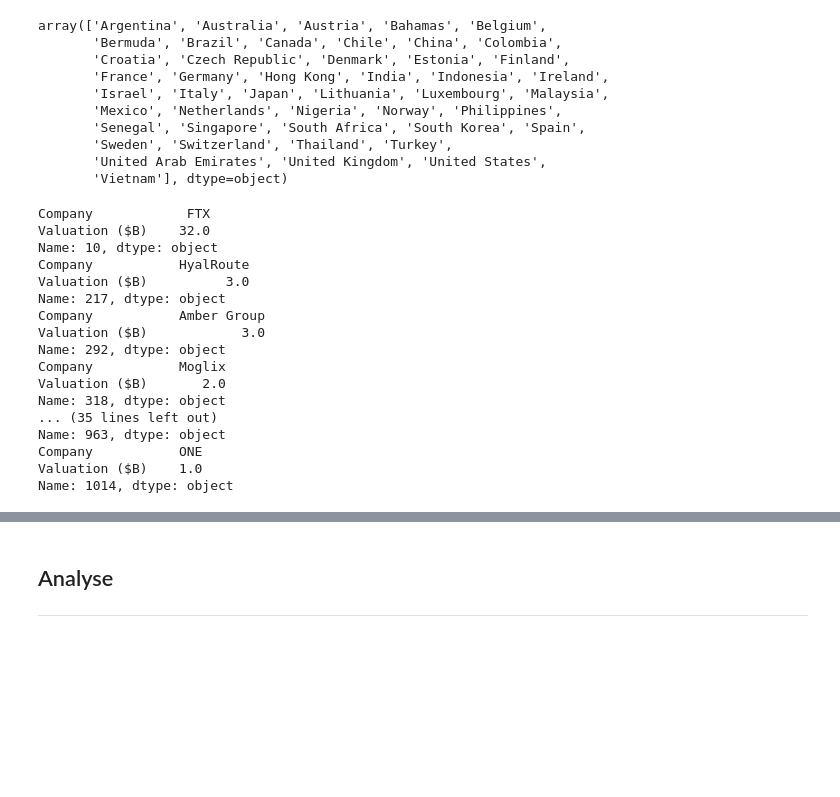
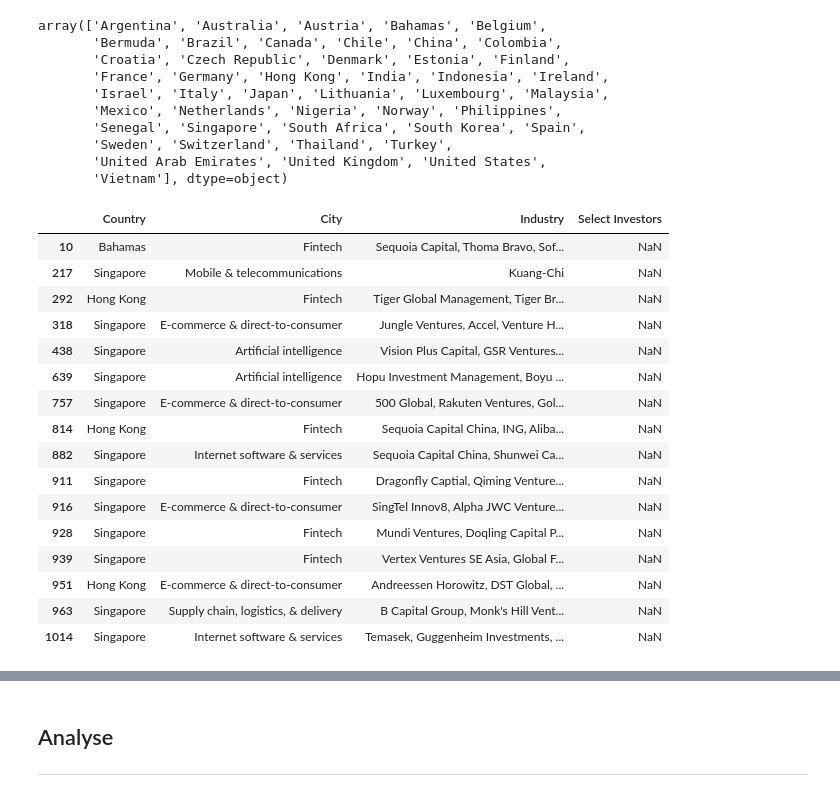
Before and after one commit to kieran-molloy/UCDPA_kieranmolloy, a Jupyter notebook: UnicornCompanies_v3.ipynb, the cells around one changed output, grey strips where cells are left out. Drawn from its saved outputs; the diff is of its cells as text; code cells hidden in the pictures; blank space fills up the shorter version.

Commit message:
further data cleaning

```diff
--- a/UnicornCompanies_v3.ipynb
+++ b/UnicornCompanies_v3.ipynb
@@ -345,29 +345,28 @@ array(['Argentina', 'Australia', 'Austria', 'Bahamas', 'Belgium',
        'Vietnam'], dtype=object)
 # %%
 # check city names for accurate grouping
-# if we look at the values for city where 'Select Investors' are nan , it looks like the data is left shifted i.e city value is Industry value
+# if we look at the values for city where 'Select Investors' are NaN , it looks like the data is left shifted i.e city value is Industry value etc.
 # it could be where City and Country are the same this issue arises i.e Hong Kong and Singapore
 # if country value --> copied to City --> city value copied to Industry Value --> Industry Value copied to Select Investors
-nan_investors = df_unicorn_companies[df_unicorn_companies['Select Investors'].isnull()]
-
-# shows company , country , ity, Select Investors
-for index, row in nan_investors.iterrows():
-    print(row)
+nan_investors = df_unicorn_companies[(df_unicorn_companies['Select Investors'].isnull()) & (df_unicorn_companies['Country'] != 'China')]
+# 'Country' --> 'City' , 'City' --> 'Industry' ,  Industry' --> 'Select Investors'  : Bahamas
+shifted_columns = nan_investors[['Country','City','Industry','Select Investors']]
+display(shifted_columns)
 # %% [output]
-Company            FTX
-Valuation ($B)    32.0
-Name: 10, dtype: object
-Company           HyalRoute
-Valuation ($B)          3.0
-Name: 217, dtype: object
-Company           Amber Group
-Valuation ($B)            3.0
-Name: 292, dtype: object
-Company           Moglix
-Valuation ($B)       2.0
-Name: 318, dtype: object
-... (35 lines left out)
-Name: 963, dtype: object
-Company           ONE
-Valuation ($B)    1.0
-Name: 1014, dtype: object
+|  | Country | City | Industry | Select Investors |
+| 10 | Bahamas | Fintech | Sequoia Capital, Thoma Bravo, Sof... | NaN |
+| 217 | Singapore | Mobile & telecommunications | Kuang-Chi | NaN |
+| 292 | Hong Kong | Fintech | Tiger Global Management, Tiger Br... | NaN |
+| 318 | Singapore | E-commerce & direct-to-consumer | Jungle Ventures, Accel, Venture H... | NaN |
+| 438 | Singapore | Artificial intelligence | Vision Plus Capital, GSR Ventures... | NaN |
+| 639 | Singapore | Artificial intelligence | Hopu Investment Management, Boyu ... | NaN |
+| 757 | Singapore | E-commerce & direct-to-consumer | 500 Global, Rakuten Ventures, Gol... | NaN |
+| 814 | Hong Kong | Fintech | Sequoia Capital China, ING, Aliba... | NaN |
+| 882 | Singapore | Internet software & services | Sequoia Capital China, Shunwei Ca... | NaN |
+| 911 | Singapore | Fintech | Dragonfly Captial, Qiming Venture... | NaN |
+| 916 | Singapore | E-commerce & direct-to-consumer | SingTel Innov8, Alpha JWC Venture... | NaN |
+| 928 | Singapore | Fintech | Mundi Ventures, Doqling Capital P... | NaN |
+| 939 | Singapore | Fintech | Vertex Ventures SE Asia, Global F... | NaN |
+| 951 | Hong Kong | E-commerce & direct-to-consumer | Andreessen Horowitz, DST Global, ... | NaN |
+| 963 | Singapore | Supply chain, logistics, & delivery | B Capital Group, Monk's Hill Vent... | NaN |
+| 1014 | Singapore | Internet software & services | Temasek, Guggenheim Investments, ... | NaN |
```
Also changed, not shown: parts of 3 cells of this notebook, 1 other file.
